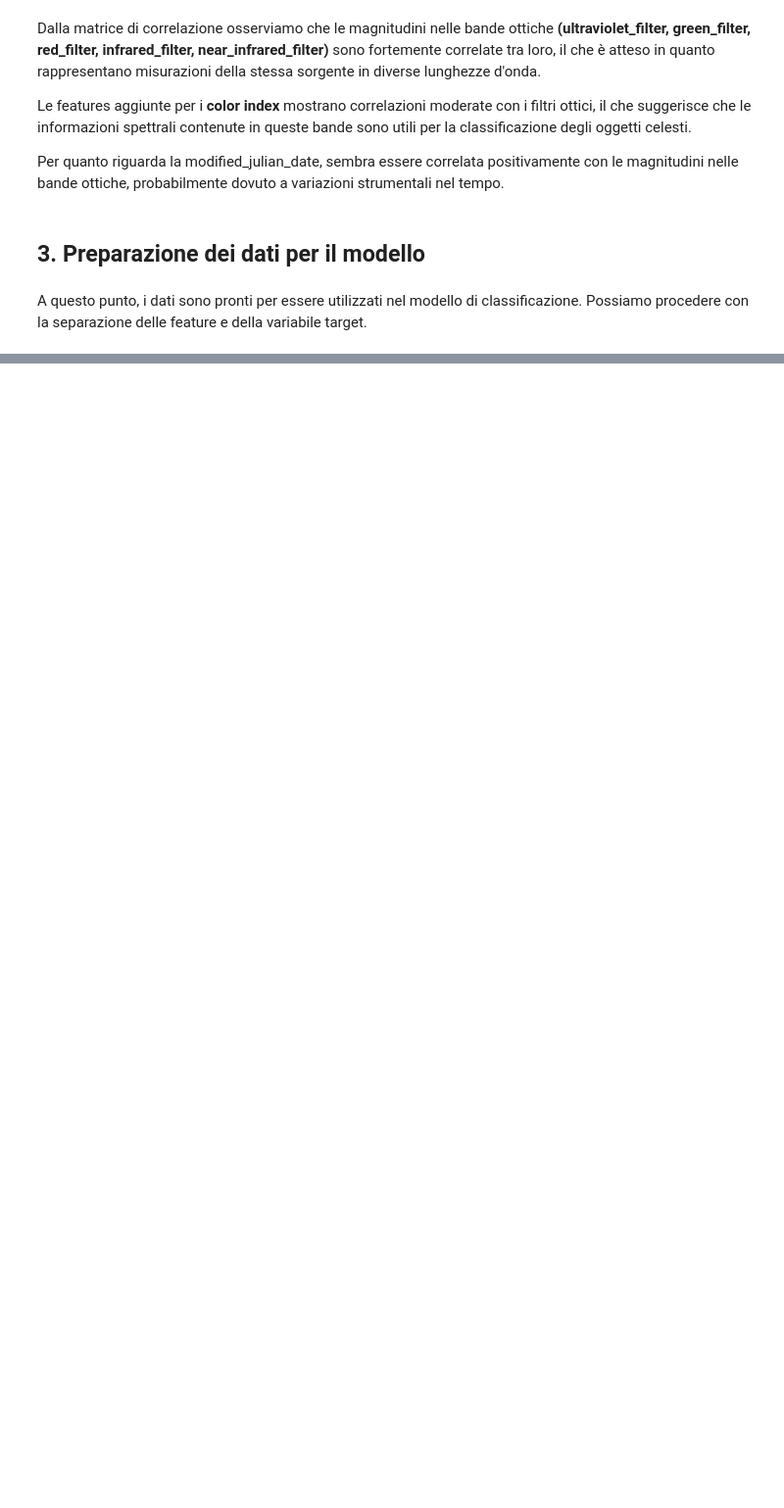
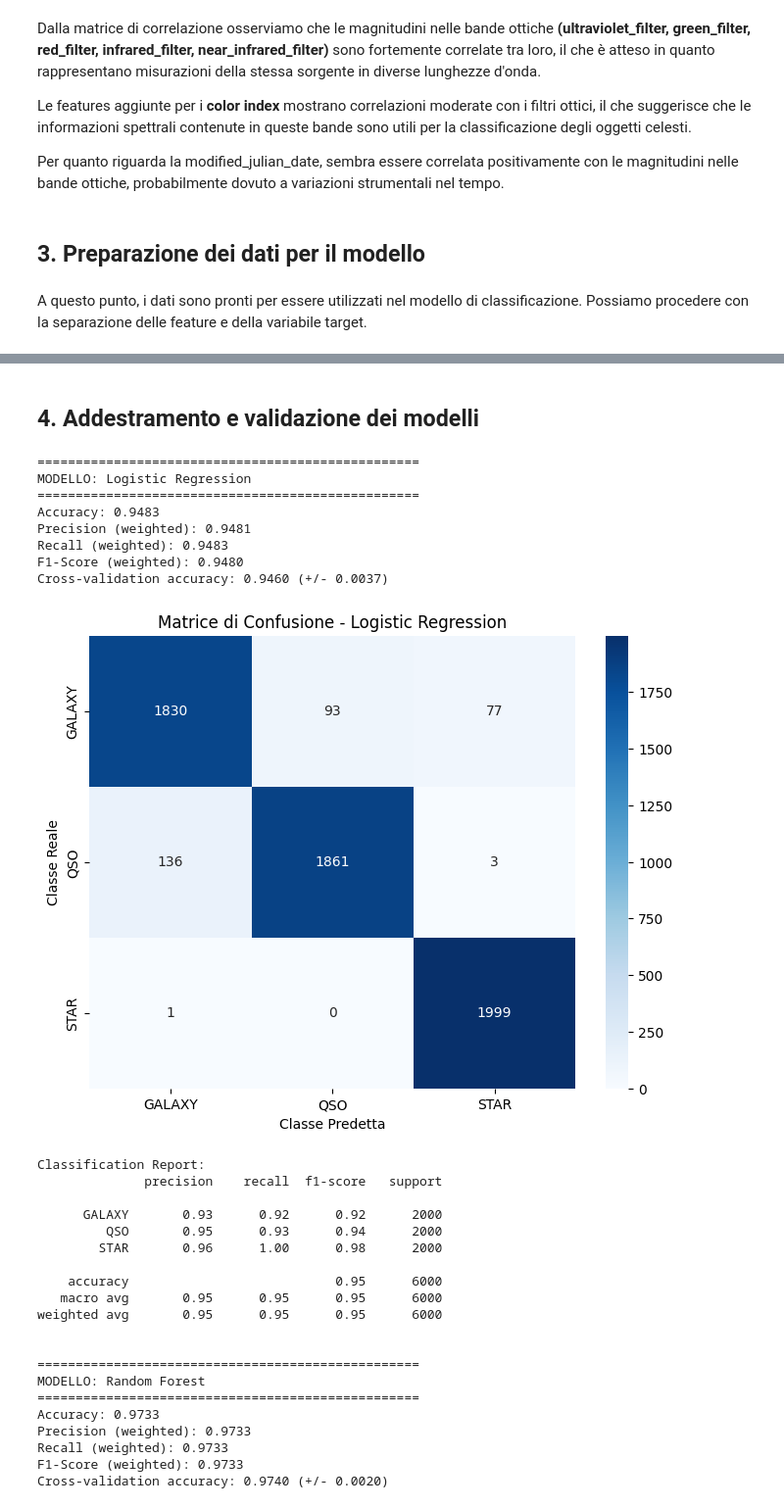
Before and after one commit to Dear-Luca/stellar-classification, a Jupyter notebook: classification.ipynb, the cells around one changed output, grey strips where cells are left out. Shown at 98% size. Cells and saved outputs as stored; diff of their text form; code cells hidden in the pictures; blank space fills up the shorter version.

Commit message:
feat: preprocessing and training

```diff
--- a/classification.ipynb
+++ b/classification.ipynb
@@ -371,3 +386,4 @@ X = df.drop(columns=["class"])
 y = df["class"]
 # %%
 label_encoder = LabelEncoder()
+y_encoded = label_encoder.fit_transform(y)
@@ -373,0 +411,5 @@ label_encoder = LabelEncoder()
+# %%
+# Split train/test
+X_train, X_test, y_train, y_test = train_test_split(
+    X, y_encoded, test_size=0.2, random_state=42, stratify=y_encoded
+)
@@ -373,0 +433,4 @@ label_encoder = LabelEncoder()
+# %%
+scaler = StandardScaler()
+X_train = scaler.fit_transform(X_train)
+X_test = scaler.transform(X_test)
@@ -373,0 +445,2 @@ label_encoder = LabelEncoder()
+# %% [markdown]
+## 4. Addestramento e validazione dei modelli
@@ -373,0 +459,7 @@ label_encoder = LabelEncoder()
+# %%
+models = {
+    'Logistic Regression': LogisticRegression(random_state=42, max_iter=1000),
+    'Random Forest': RandomForestClassifier(n_estimators=100, random_state=42),
+    'K-Nearest Neighbors': KNeighborsClassifier(n_neighbors=5),
+    'XGBoost': XGBClassifier(use_label_encoder=False, eval_metric='mlogloss')
+}
@@ -373,0 +518,39 @@ label_encoder = LabelEncoder()
+# %%
+# Addestramento e valutazione di tutti i modelli
+results = {}
+
+for name, model in models.items():
+    results[name] = evaluate_model(
+        model, X_train, y_train,
+        X_test, y_test, name
+    )
+# %% [output]
+==================================================
+MODELLO: Logistic Regression
+==================================================
+Accuracy: 0.9483
+Precision (weighted): 0.9481
+Recall (weighted): 0.9483
+F1-Score (weighted): 0.9480
+Cross-validation accuracy: 0.9460 (+/- 0.0037)
+[figure, added]
+Classification Report:
+              precision    recall  f1-score   support
+
+      GALAXY       0.93      0.92      0.92      2000
+         QSO       0.95      0.93      0.94      2000
+        STAR       0.96      1.00      0.98      2000
+
+    accuracy                           0.95      6000
+   macro avg       0.95      0.95      0.95      6000
+weighted avg       0.95      0.95      0.95      6000
+
+
+==================================================
+MODELLO: Random Forest
+==================================================
+Accuracy: 0.9733
+Precision (weighted): 0.9733
+Recall (weighted): 0.9733
+F1-Score (weighted): 0.9733
+Cross-validation accuracy: 0.9740 (+/- 0.0020)
```
Also changed, not shown: parts of 14 cells of this notebook.
